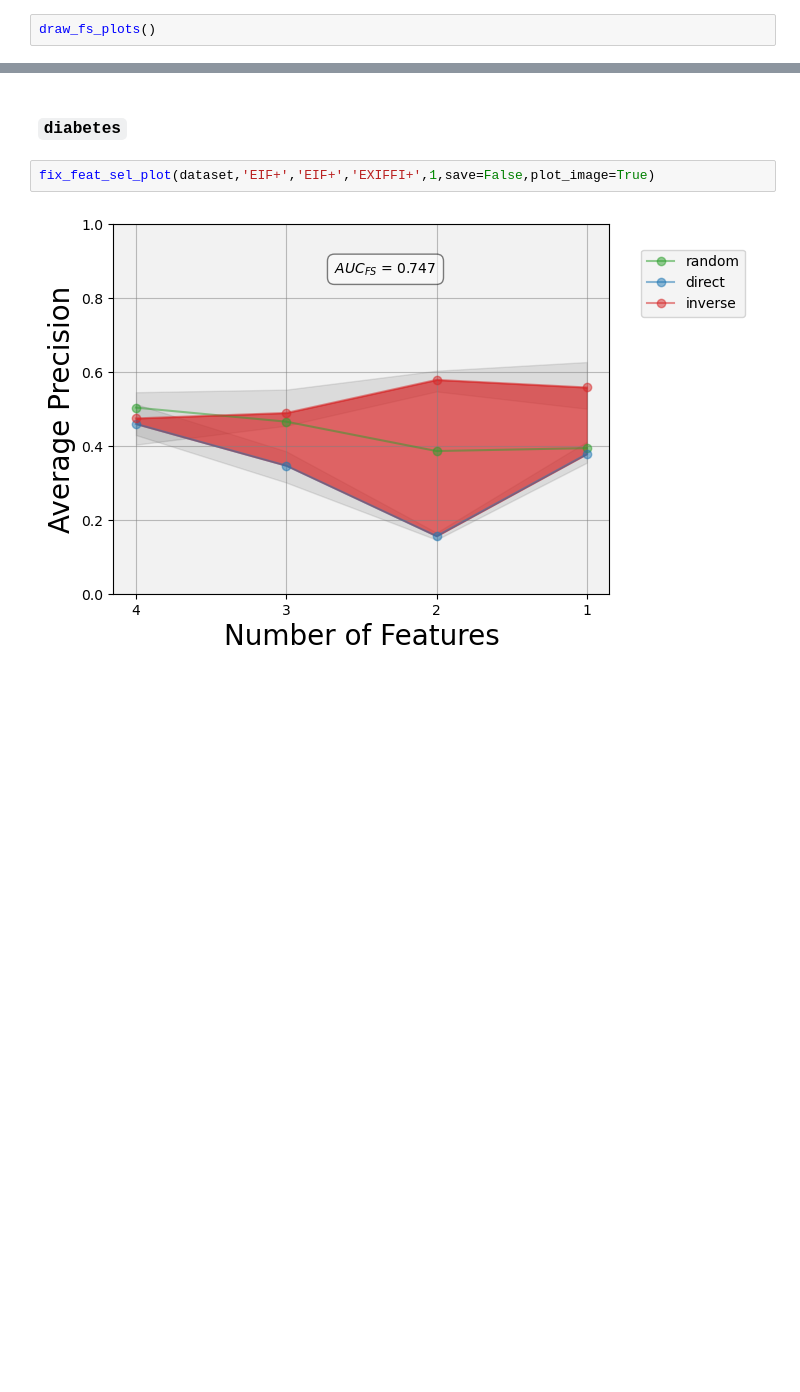
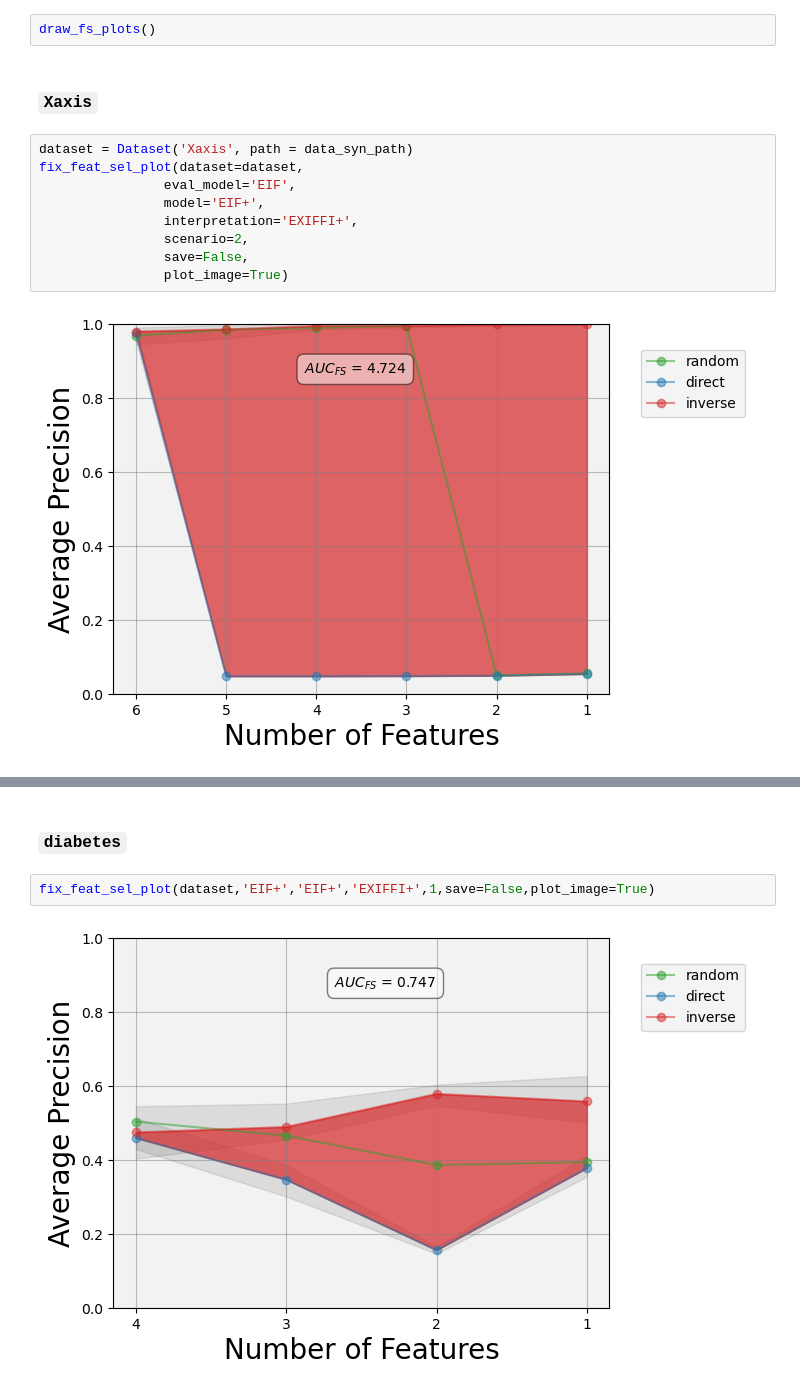
Before and after one commit to alessioarcudi/ExIFFI, a Jupyter notebook: notebooks/fix_stuff.ipynb, the cells around one changed output, grey strips where cells are left out. Cells and saved outputs as stored; diff of their text form; blank space fills up the shorter version.

```diff
--- a/notebooks/fix_stuff.ipynb
+++ b/notebooks/fix_stuff.ipynb
@@ -61,2 +79,15 @@ fix_feat_sel_plot(dataset=dataset,
 # %%
 draw_fs_plots()
+# %% [markdown]
+### `Xaxis`
+# %%
+dataset = Dataset('Xaxis', path = data_syn_path)
+fix_feat_sel_plot(dataset=dataset,
+                eval_model='EIF',
+                model='EIF+',
+                interpretation='EXIFFI+',
+                scenario=2,
+                save=False,
+                plot_image=True)
+# %% [output]
+[figure, added]
```
Also changed, not shown: parts of 19 cells of this notebook, 3 other files.
